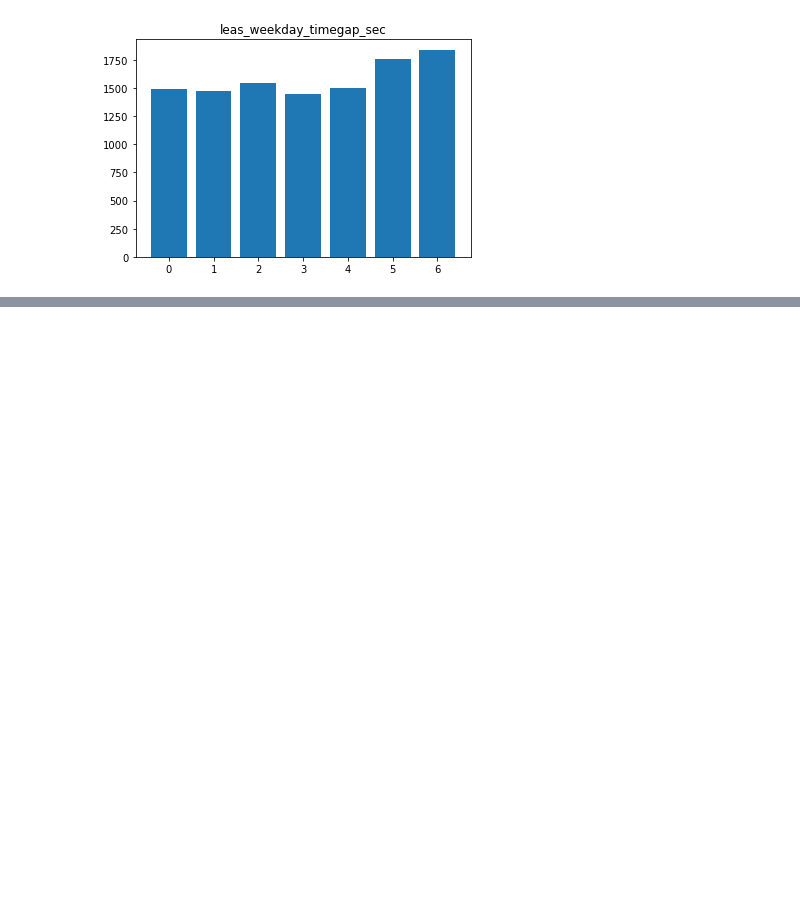
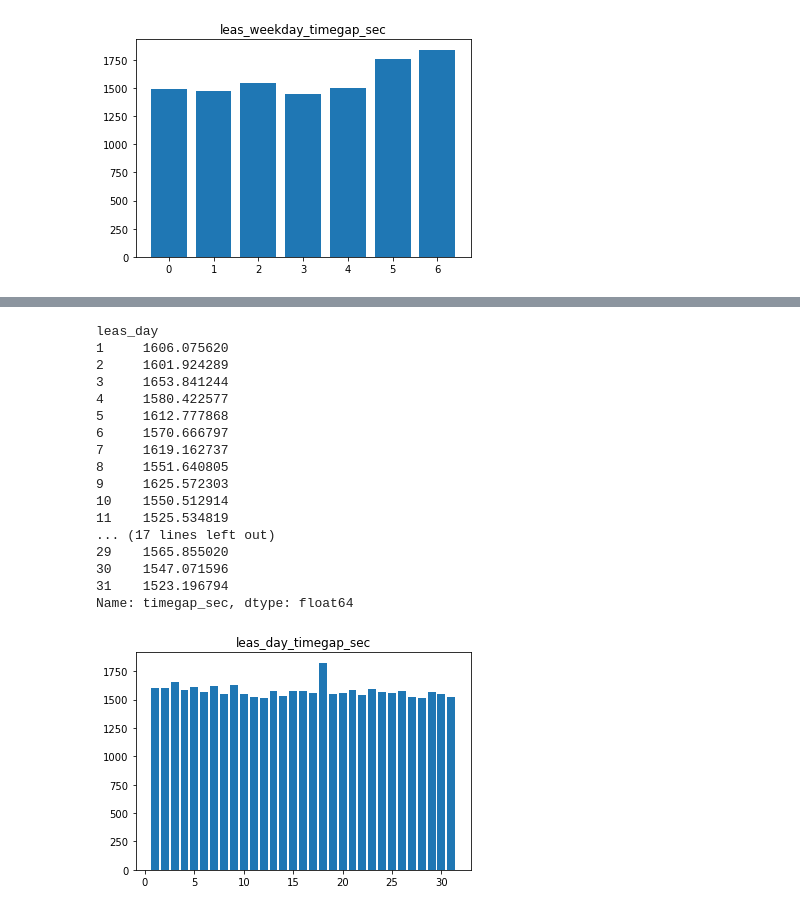
Before and after one commit to jinseriouspark/competition, a Jupyter notebook: goyang_bike/goyang_bike.ipynb, the cells around one changed output, grey strips where cells are left out. Cells and saved outputs as stored; diff of their text form; code cells hidden in the pictures; blank space fills up the shorter version.

```diff
--- a/goyang_bike/goyang_bike.ipynb
+++ b/goyang_bike/goyang_bike.ipynb
@@ -337,0 +340,22 @@ usage['rtn_date'] - usage['leas_date']
+# %%
+get_bar_mean('leas_day', 'timegap_sec')
+# 이용자는 금요일에 가장 많지만, 평균 사용 시간은 주말이 우세하다
+# %% [output]
+leas_day
+1     1606.075620
+2     1601.924289
+3     1653.841244
+4     1580.422577
+5     1612.777868
+6     1570.666797
+7     1619.162737
+8     1551.640805
+9     1625.572303
+10    1550.512914
+11    1525.534819
+... (17 lines left out)
+29    1565.855020
+30    1547.071596
+31    1523.196794
+Name: timegap_sec, dtype: float64
+[figure, added]
```
Also changed, not shown: parts of 8 cells of this notebook.
